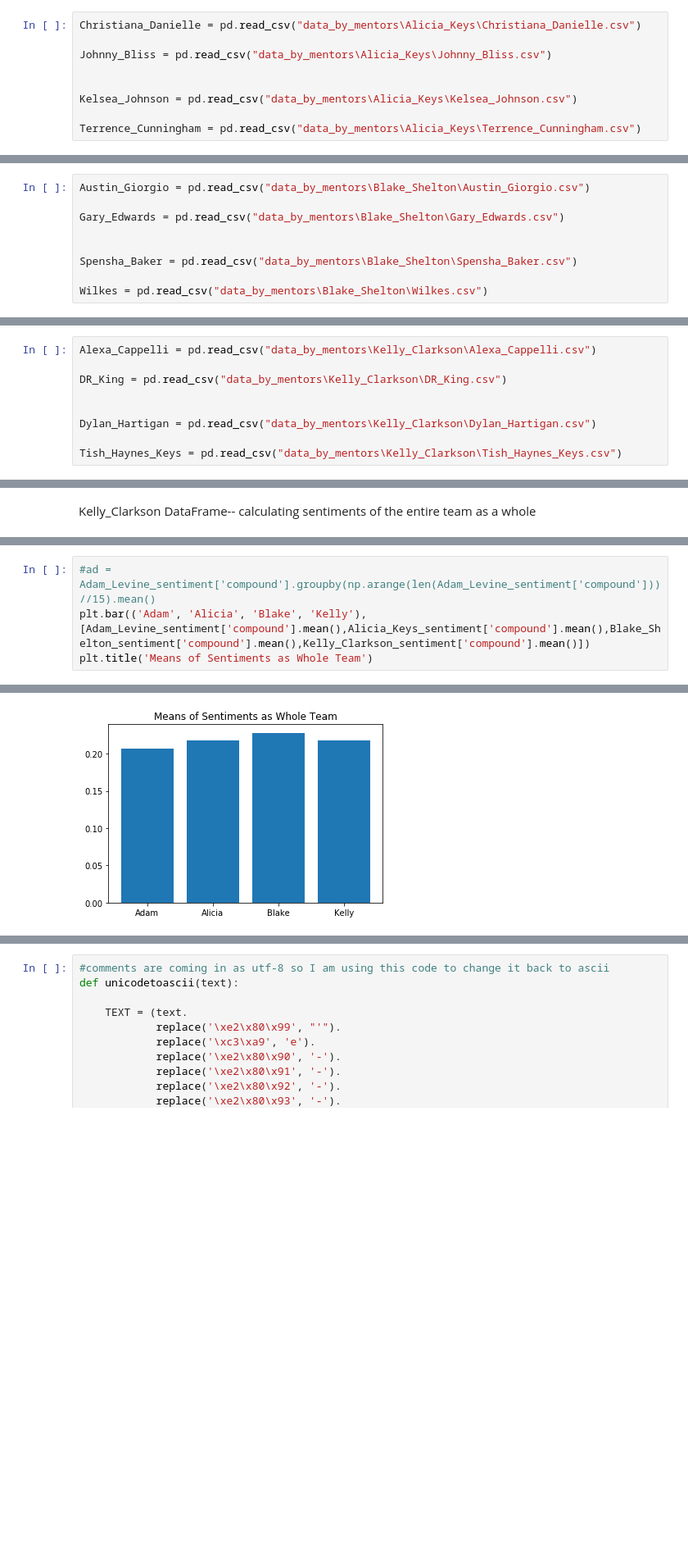
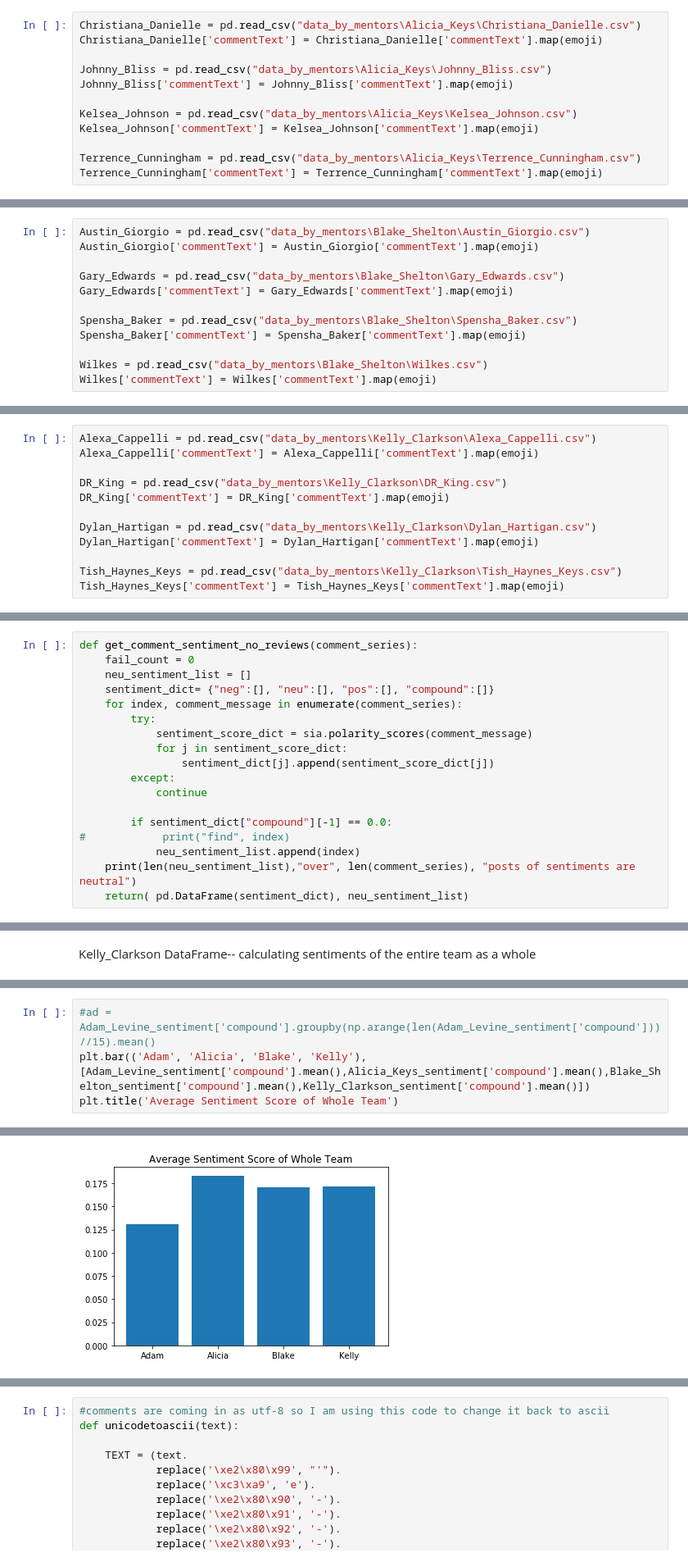
Before and after one commit to joy79419/Text-Analytics, a Jupyter notebook: Final_Project/Text Analytics - Sentiment Scores.ipynb, the cells around one changed output, grey strips where cells are left out. Shown at 82% size. Saved outputs shown, nothing was run; the diff lists cells and outputs as text; blank space fills up the shorter version.

```diff
--- a/Final_Project/Text Analytics - Sentiment Scores.ipynb
+++ b/Final_Project/Text Analytics - Sentiment Scores.ipynb
@@ -71,13 +100,16 @@ Adam_Levine.append(Reid_Umstattd)
 Alicia_Keys's Team
 # %%
 Christiana_Danielle = pd.read_csv("data_by_mentors\Alicia_Keys\Christiana_Danielle.csv")
+Christiana_Danielle['commentText'] = Christiana_Danielle['commentText'].map(emoji)
 
 Johnny_Bliss = pd.read_csv("data_by_mentors\Alicia_Keys\Johnny_Bliss.csv")
-
+Johnny_Bliss['commentText'] = Johnny_Bliss['commentText'].map(emoji)
 
 Kelsea_Johnson = pd.read_csv("data_by_mentors\Alicia_Keys\Kelsea_Johnson.csv")
+Kelsea_Johnson['commentText'] = Kelsea_Johnson['commentText'].map(emoji)
 
 Terrence_Cunningham = pd.read_csv("data_by_mentors\Alicia_Keys\Terrence_Cunningham.csv")
+Terrence_Cunningham['commentText'] = Terrence_Cunningham['commentText'].map(emoji)
 # %%
 Alicia_Keys = Christiana_Danielle
 
@@ -107,13 +139,16 @@ Alicia_Keys.append(Terrence_Cunningham)
 Blake_Shelton's Team
 # %%
 Austin_Giorgio = pd.read_csv("data_by_mentors\Blake_Shelton\Austin_Giorgio.csv")
+Austin_Giorgio['commentText'] = Austin_Giorgio['commentText'].map(emoji)
 
 Gary_Edwards = pd.read_csv("data_by_mentors\Blake_Shelton\Gary_Edwards.csv")
-
+Gary_Edwards['commentText'] = Gary_Edwards['commentText'].map(emoji)
 
 Spensha_Baker = pd.read_csv("data_by_mentors\Blake_Shelton\Spensha_Baker.csv")
+Spensha_Baker['commentText'] = Spensha_Baker['commentText'].map(emoji)
 
 Wilkes = pd.read_csv("data_by_mentors\Blake_Shelton\Wilkes.csv")
+Wilkes['commentText'] = Wilkes['commentText'].map(emoji)
 # %%
 Blake_Shelton = Austin_Giorgio
 
@@ -143,13 +178,16 @@ Blake_Shelton.append(Wilkes)
 Kelly_Clarkson's Team
 # %%
 Alexa_Cappelli = pd.read_csv("data_by_mentors\Kelly_Clarkson\Alexa_Cappelli.csv")
+Alexa_Cappelli['commentText'] = Alexa_Cappelli['commentText'].map(emoji)
 
 DR_King = pd.read_csv("data_by_mentors\Kelly_Clarkson\DR_King.csv")
-
+DR_King['commentText'] = DR_King['commentText'].map(emoji)
 
 Dylan_Hartigan = pd.read_csv("data_by_mentors\Kelly_Clarkson\Dylan_Hartigan.csv")
+Dylan_Hartigan['commentText'] = Dylan_Hartigan['commentText'].map(emoji)
 
 Tish_Haynes_Keys = pd.read_csv("data_by_mentors\Kelly_Clarkson\Tish_Haynes_Keys.csv")
+Tish_Haynes_Keys['commentText'] = Tish_Haynes_Keys['commentText'].map(emoji)
 # %%
 Kelly_Clarkson = Alexa_Cappelli
 
@@ -193,6 +231,24 @@ def get_comment_sentiment_no_reviews(comment_series):
             neu_sentiment_list.append(index)
     print(len(neu_sentiment_list),"over", len(comment_series), "posts of sentiments are neutral")
     return( pd.DataFrame(sentiment_dict), neu_sentiment_list)
+# %%
+def get_comment_sentiment_no_reviews(comment_series):
+    fail_count = 0
+    neu_sentiment_list = []
+    sentiment_dict= {"neg":[], "neu":[], "pos":[], "compound":[]}
+    for index, comment_message in enumerate(comment_series):
+        try:
+            sentiment_score_dict = sia.polarity_scores(comment_message)
+            for j in sentiment_score_dict:
+                sentiment_dict[j].append(sentiment_score_dict[j])
+        except:
+            continue
+
+        if sentiment_dict["compound"][-1] == 0.0:
+#            print("find", index)
+            neu_sentiment_list.append(index)
+    print(len(neu_sentiment_list),"over", len(comment_series), "posts of sentiments are neutral")
+    return( pd.DataFrame(sentiment_dict), neu_sentiment_list)
 # %% [markdown]
 Adam Levine DataFrame-- calculating sentiments of the entire team as a whole
 # %%
@@ -418,5 +477,5 @@ Text(0.5,0,"['Adam', 'Alicia', ' Blake', 'Kelly']")
 # %%
 #ad = Adam_Levine_sentiment['compound'].groupby(np.arange(len(Adam_Levine_sentiment['compound']))//15).mean()
 plt.bar(('Adam', 'Alicia', 'Blake', 'Kelly'),[Adam_Levine_sentiment['compound'].mean(),Alicia_Keys_sentiment['compound'].mean(),Blake_Shelton_sentiment['compound'].mean(),Kelly_Clarkson_sentiment['compound'].mean()])
-plt.title('Means of Sentiments as Whole Team')
+plt.title('Average Sentiment Score of Whole Team')
 # %% [output]
@@ -424 +483 @@ Text(0.5,1,'Means of Sentiments as Whole Team')
-[figure, old version]
+[figure, new version]
```
Also changed, not shown: parts of 29 cells of this notebook.
